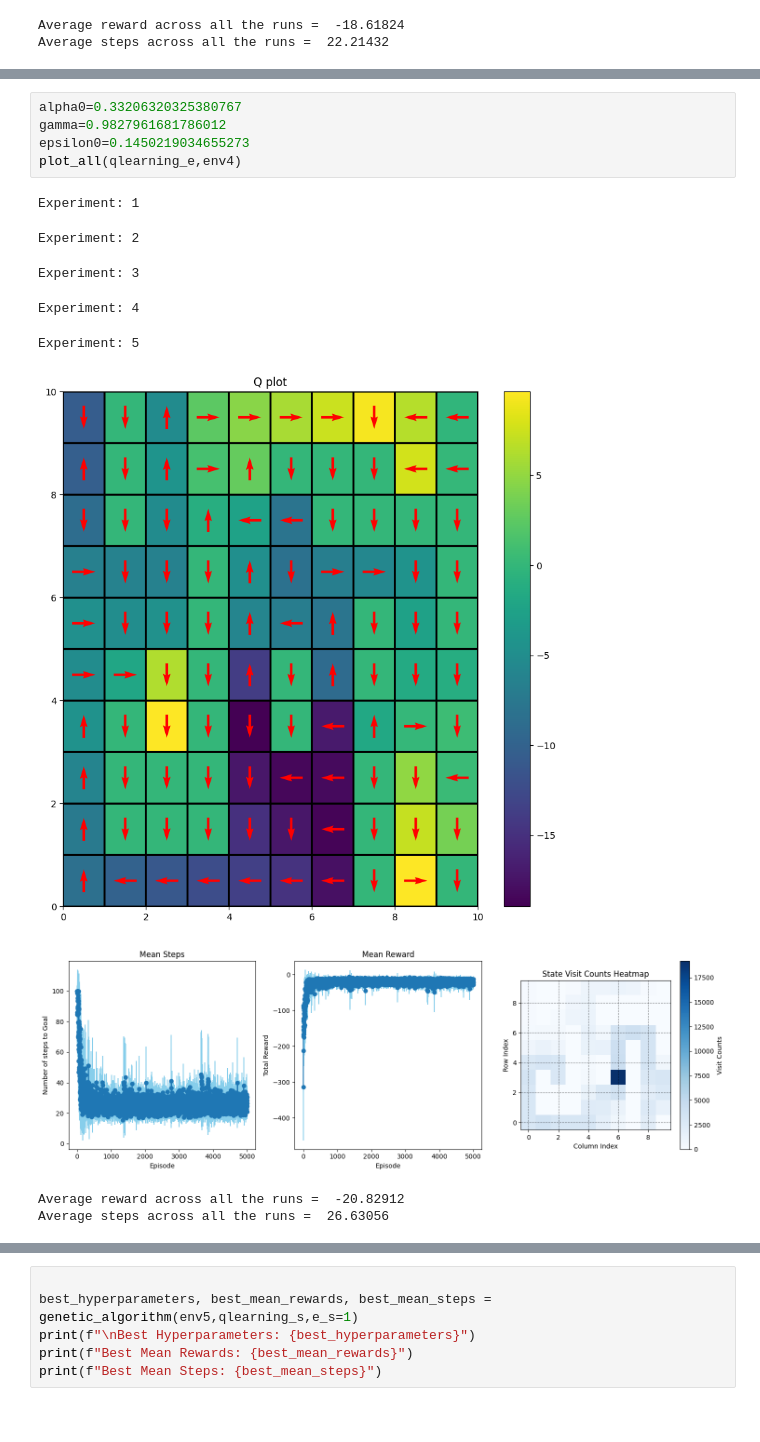
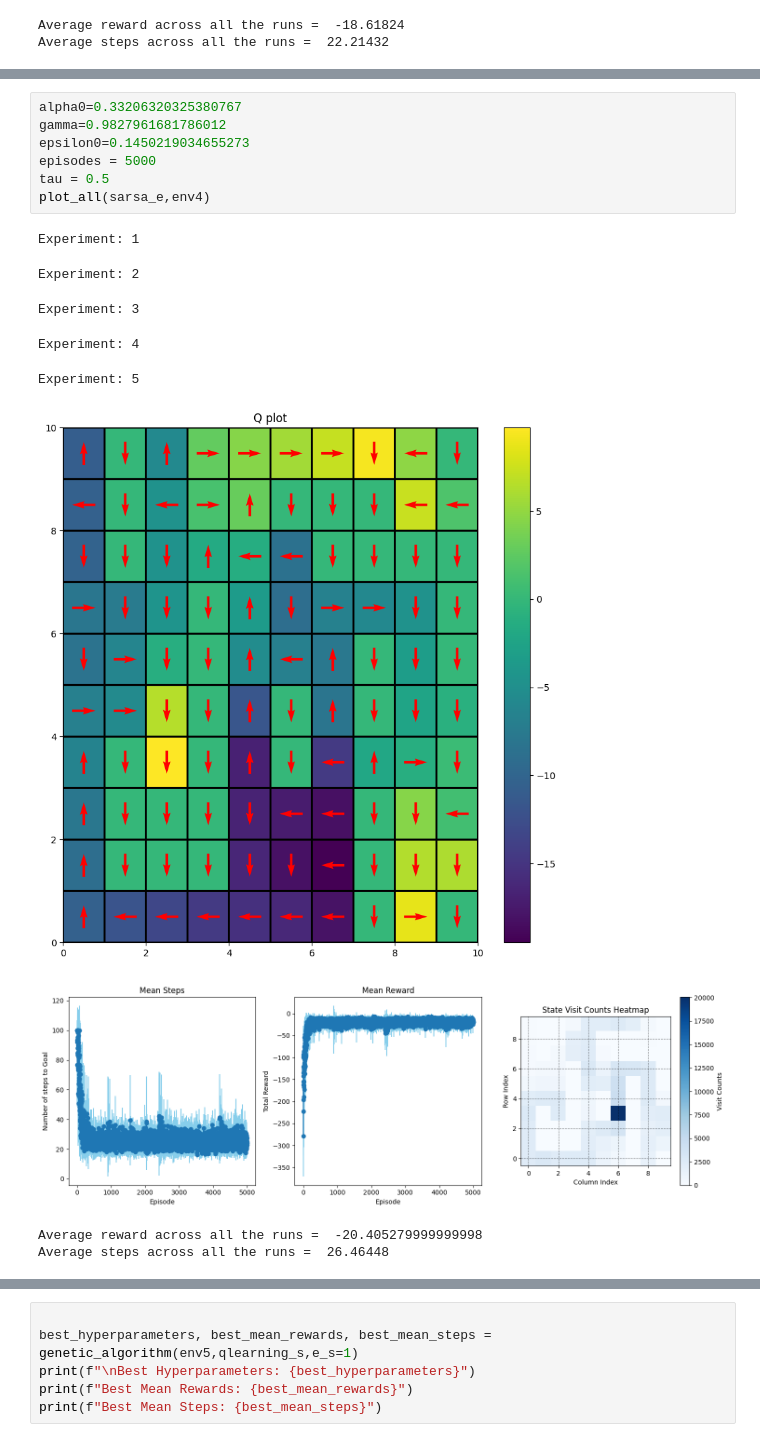
Before and after one commit to TripanDham/RL, a Jupyter notebook: Assignment 1/GridWorld_PA1_new_checkpoint.ipynb, the cells around one changed output, grey strips where cells are left out. Saved outputs shown, nothing was run; the diff lists cells and outputs as text.

```diff
--- a/Assignment 1/GridWorld_PA1_new_checkpoint.ipynb
+++ b/Assignment 1/GridWorld_PA1_new_checkpoint.ipynb
@@ -1712,15 +1712,17 @@ Experiment: 1
 # %%
 alpha0=0.33206320325380767
 gamma=0.9827961681786012
 epsilon0=0.1450219034655273
-plot_all(qlearning_e,env4)
+episodes = 5000
+tau = 0.5
+plot_all(sarsa_e,env4)
 # %% [output]
 Experiment: 1
 Experiment: 2
 Experiment: 3
 Experiment: 4
 Experiment: 5
-[figure, old version]
+[figure, new version]
-[figure, old version]
+[figure, new version]
-Average reward across all the runs =  -20.82912
-Average steps across all the runs =  26.63056
+Average reward across all the runs =  -20.405279999999998
+Average steps across all the runs =  26.46448
```
Also changed, not shown: parts of 12 cells of this notebook.
